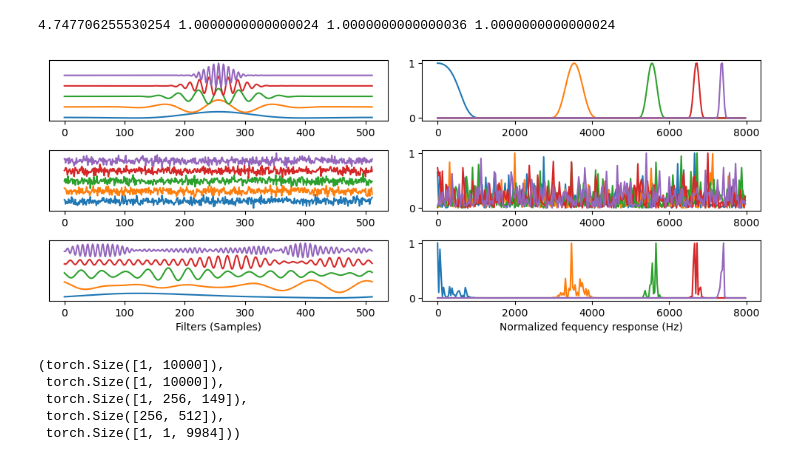
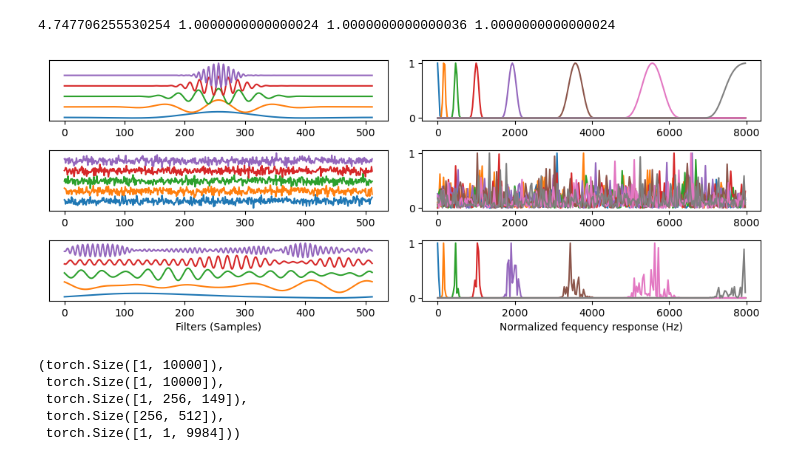
Before and after one commit to danedane-haider/Random-Filterbanks, a Jupyter notebook: Stability of Random Filterbanks under Gradient Descent/Implicit_bias.ipynb, the cells around one changed output. Drawn from its saved outputs; the diff is of its cells as text; code cells hidden in the pictures.

```diff
--- a/Stability of Random Filterbanks under Gradient Descent/Implicit_bias.ipynb
+++ b/Stability of Random Filterbanks under Gradient Descent/Implicit_bias.ipynb
@@ -124,43 +124,43 @@ ax1.plot(x,W_tight[160,:]/np.linalg.norm(W_tight[160,:])+0.4)
 # remove yticks
 ax1.set_yticks([])
 
-ax2.plot(W_tight_f[[-1,-41,-81,-121,-161],supp//2:].T)
+ax2.plot(W_tight_f[[0,40,80,120,160,200,230,255],:supp//2].T)
 ax2.set_xticks([0, 64, 128, 192, 256])
 ax2.set_xticklabels(['0', '2000' , '4000', '6000', '8000'])
 
 ax3.plot(x,W_random[0,:]/np.linalg.norm(W_random[10,:])-0.4)
 ax3.plot(x,W_random[40,:]/np.linalg.norm(W_random[40,:])-0.2)
 ax3.plot(x,W_random[80,:]/np.linalg.norm(W_random[80,:]))
 ax3.plot(x,W_random[120,:]/np.linalg.norm(W_random[120,:])+0.2)
 ax3.plot(x,W_random[160,:]/np.linalg.norm(W_random[160,:])+0.4)
 # remove yticks
 ax3.set_yticks([])
 
-ax4.plot(W_random_f[[-1,-41,-81,-121,-161],supp//2:].T)
+ax4.plot(W_random_f[[0,40,80,120,160,200,230,255],:supp//2].T)
 ax4.set_xticks([0, 64, 128, 192, 256])
 ax4.set_xticklabels(['0', '2000' , '4000', '6000', '8000'])
 
 ax5.plot(x,W_bias_tight[0,:]/np.linalg.norm(W_bias_tight[10,:])-0.4)
 ax5.plot(x,W_bias_tight[40,:]/np.linalg.norm(W_bias_tight[40,:])-0.2)
 ax5.plot(x,W_bias_tight[80,:]/np.linalg.norm(W_bias_tight[80,:]))
 ax5.plot(x,W_bias_tight[120,:]/np.linalg.norm(W_bias_tight[120,:])+0.2)
 ax5.plot(x,W_bias_tight[160,:]/np.linalg.norm(W_bias_tight[160,:])+0.4)
 # remove yticks
 ax5.set_yticks([])
 
 ax5.set_xlabel('Filters (Samples)')
 
-ax6.plot(W_bias_tight_f[[-1,-41,-81,-121,-161],supp//2:].T)
+ax6.plot(W_bias_tight_f[[0,40,80,120,160,200,230,255],:supp//2].T)
 
 ax6.set_xticks([0, 64, 128, 192, 256])
 ax6.set_xticklabels(['0', '2000' , '4000', '6000', '8000'])
 ax6.set_xlabel('Normalized fequency response (Hz)')
 
 plt.tight_layout()
 plt.savefig('filters.pdf', bbox_inches='tight')
 plt.show()
 # %% [output]
-[figure, old version]
+[figure, new version]
 # %%
 import librosa
 speech_full = librosa.load('speech.wav')
```
Also changed, not shown: 1 other file.
